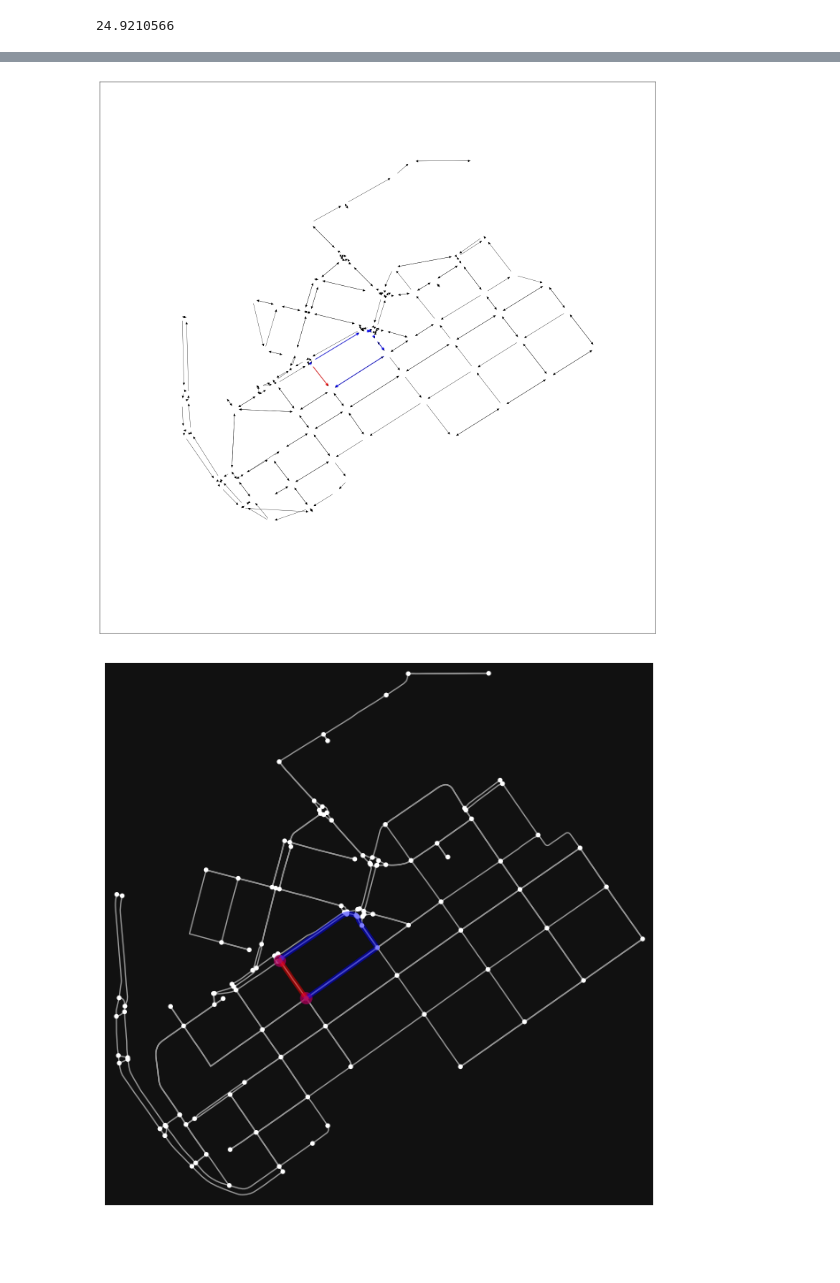
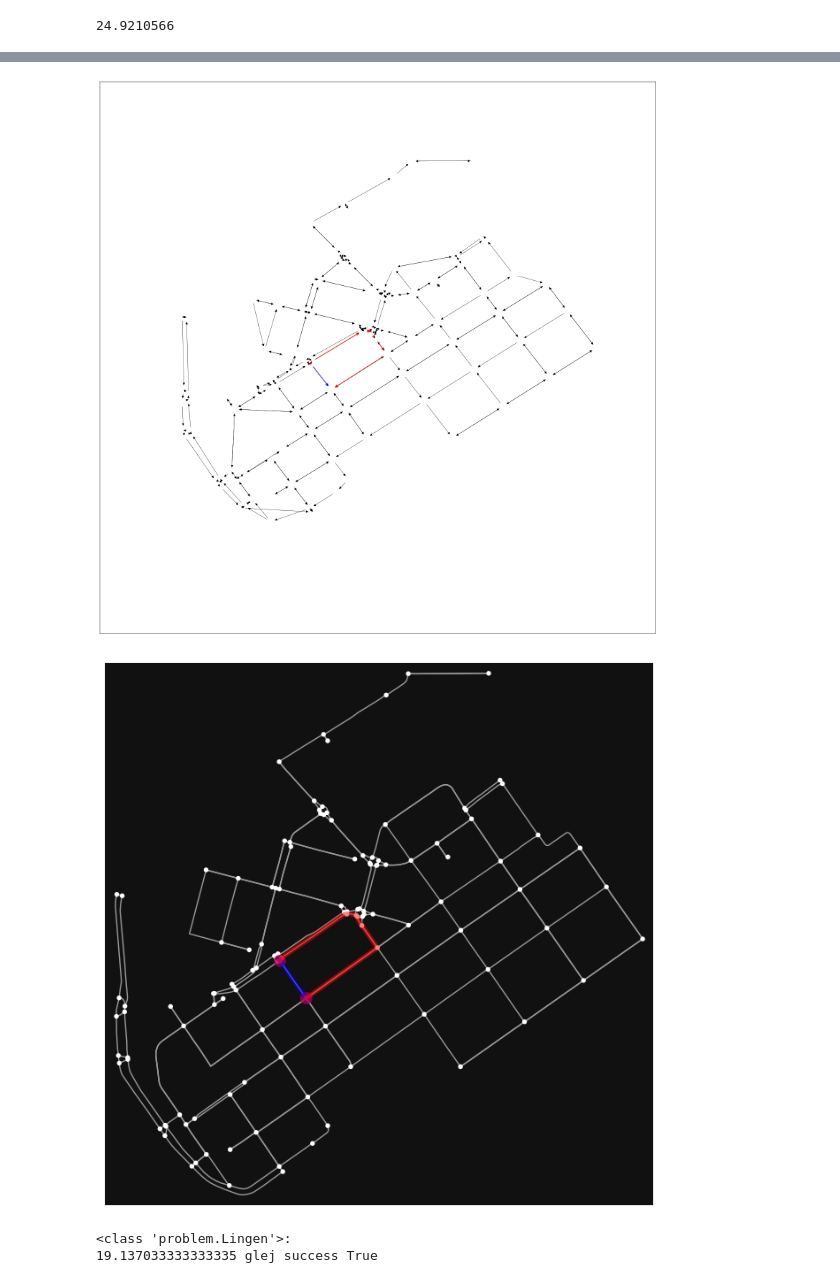
Before and after one commit to elgroselj/distributing_traffic, a Jupyter notebook: helsinki.ipynb, the cells around one changed output, grey strips where cells are left out. Cells and saved outputs as stored; diff of their text form; code cells hidden in the pictures; blank space fills up the shorter version.

```diff
--- a/helsinki.ipynb
+++ b/helsinki.ipynb
@@ -242,8 +212,8 @@ p = pr.Problem(graph, None, ZK = [(1861896877, 1372376956, 2)], c_mode = 1, t_mo
 #p = pr.Problem(graph, None, ZK = None, ZK_shape=(5,2), ZK_seed = 14, c_mode = 2, t_mode= "time")
 print(p.ZK)
 pr.Linprog_v1.solve(p)
-#pr.Linprog_v2.solve(p,st_alternativ=3)
-#pr.Lingen.solve(p,num_iter=100,mutation_prob=0.9,crossover_prob=0.1)
+pr.Linprog_v2.solve(p,st_alternativ=3)
+pr.Lingen.solve(p,num_iter=100,mutation_prob=0.9,crossover_prob=0.1)
 pr.Greedy.solve(p)
 pr.Problem.draw(p,all_sep=False,directed=True)
 # %% [output]
@@ -256,2 +228,4 @@ pr.Problem.draw(p,all_sep=False,directed=True)
-[figure, old version]
+[figure, new version]
-[figure, old version]
+[figure, new version]
+<class 'problem.Lingen'>:
+19.137033333333335 glej success True
```
Also changed, not shown: parts of 6 cells of this notebook, 27 other files.
